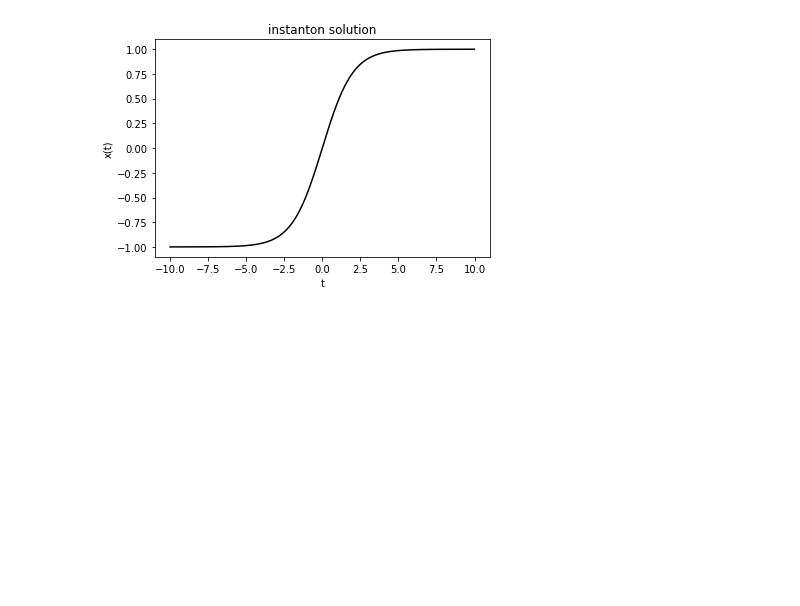
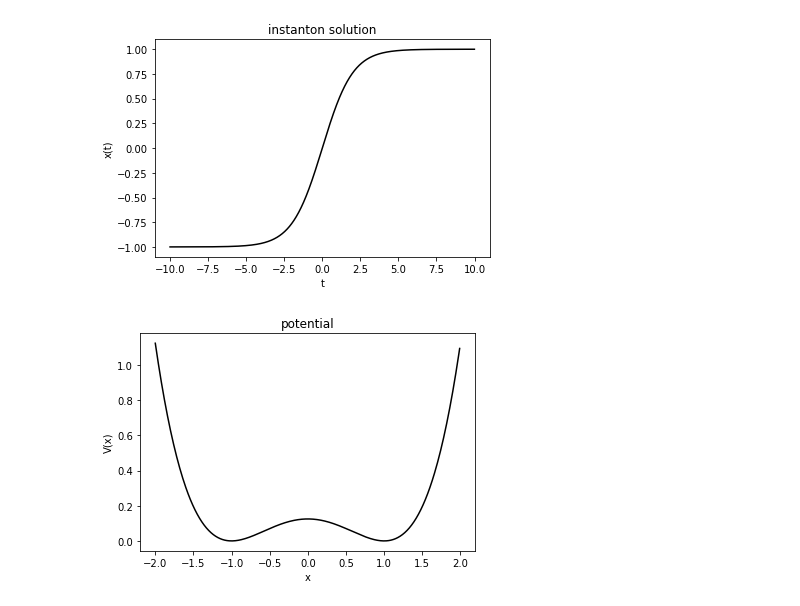
Before and after one commit to TopologicalQFT/AFT_final, a Jupyter notebook: Theta_test.ipynb, the cells around one changed output. Drawn from its saved outputs; the diff is of its cells as text; code cells hidden in the pictures; blank space fills up the shorter version.

```diff
--- a/Theta_test.ipynb
+++ b/Theta_test.ipynb
@@ -134,3 +134,16 @@ plt.title('instanton solution')
 plt.savefig('instanton.png',dpi=500)
 # %% [output]
 [figure]
+# %%
+# plot the potential, V(x)=1/8(1-x^2)^2
+x=np.arange(-2,2,0.01)
+V=1/8*(1-x**2)**2
+plt.plot(x,V,c='k')
+plt.xlabel('x')
+plt.ylabel('V(x)')
+plt.title('potential')
+#save the plot
+plt.savefig('potential.png',dpi=500)
+plt.show()
+# %% [output]
+[figure, added]
```
Also changed, not shown: 9 other files.
